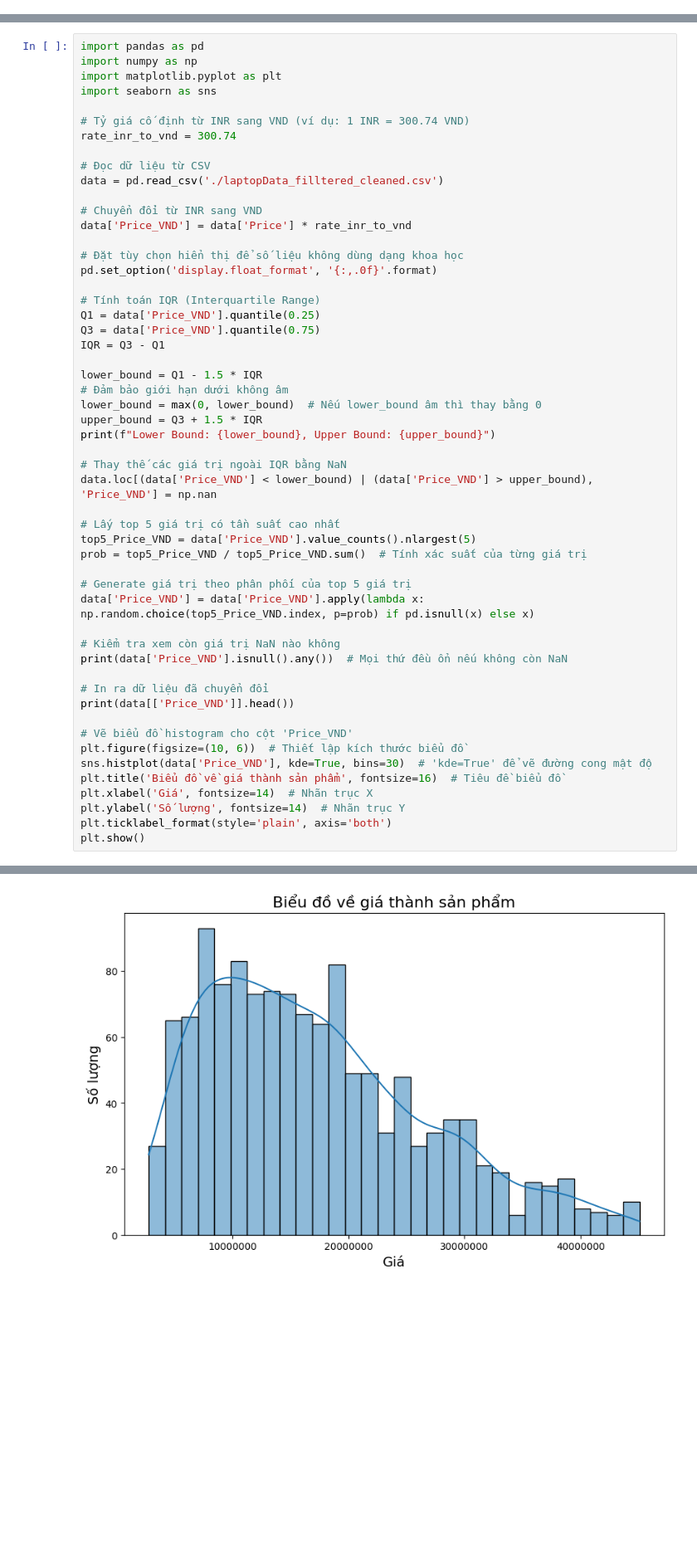
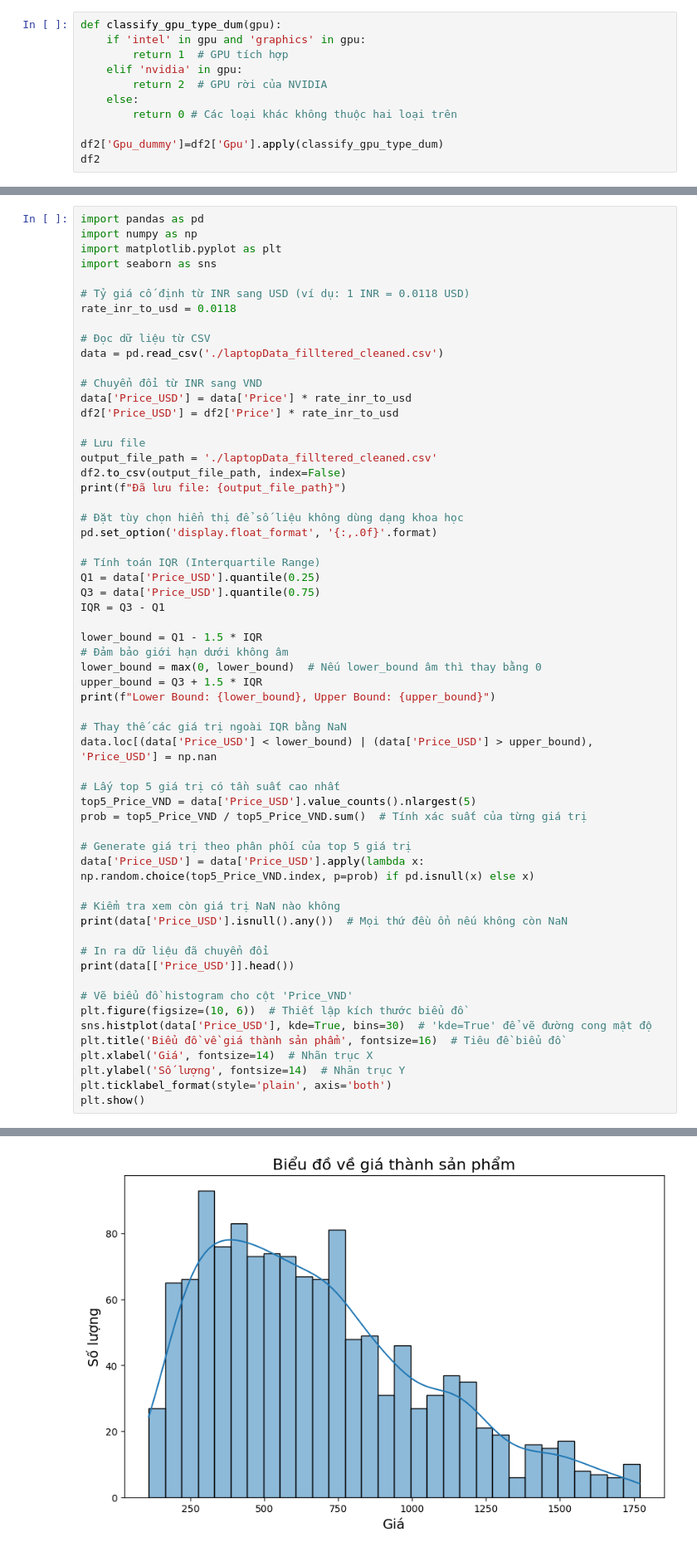
Before and after one commit to Duy-Tien-Nguyen/python, a Jupyter notebook: Khiem/coiki.ipynb, the cells around one changed output, grey strips where cells are left out. Shown: that part at 83% size. Saved outputs shown, nothing was run; the diff lists cells and outputs as text; blank space fills up the shorter version.

```diff
--- a/Khiem/coiki.ipynb
+++ b/Khiem/coiki.ipynb
@@ -382,2 +425,13 @@ plt.show()
 [figure]
 [figure]
+# %%
+def classify_gpu_type_dum(gpu):
+    if 'intel' in gpu and 'graphics' in gpu:
+        return 1  # GPU tích hợp
+    elif 'nvidia' in gpu:
+        return 2  # GPU rời của NVIDIA
+    else:
+        return 0 # Các loại khác không thuộc hai loại trên
+
+df2['Gpu_dummy']=df2['Gpu'].apply(classify_gpu_type_dum)
+df2
@@ -387,21 +455,27 @@ import numpy as np
 import matplotlib.pyplot as plt
 import seaborn as sns
 
-# Tỷ giá cố định từ INR sang VND (ví dụ: 1 INR = 300.74 VND)
-rate_inr_to_vnd = 300.74
+# Tỷ giá cố định từ INR sang USD (ví dụ: 1 INR = 0.0118 USD)
+rate_inr_to_usd = 0.0118
 
 # Đọc dữ liệu từ CSV
 data = pd.read_csv('./laptopData_filltered_cleaned.csv')
 
 # Chuyển đổi từ INR sang VND
-data['Price_VND'] = data['Price'] * rate_inr_to_vnd
+data['Price_USD'] = data['Price'] * rate_inr_to_usd
+df2['Price_USD'] = df2['Price'] * rate_inr_to_usd
+
+# Lưu file
+output_file_path = './laptopData_filltered_cleaned.csv'
+df2.to_csv(output_file_path, index=False)
+print(f"Đã lưu file: {output_file_path}")
 
 # Đặt tùy chọn hiển thị để số liệu không dùng dạng khoa học
 pd.set_option('display.float_format', '{:,.0f}'.format)
 
 # Tính toán IQR (Interquartile Range)
-Q1 = data['Price_VND'].quantile(0.25)
-Q3 = data['Price_VND'].quantile(0.75)
+Q1 = data['Price_USD'].quantile(0.25)
+Q3 = data['Price_USD'].quantile(0.75)
 IQR = Q3 - Q1
 
 lower_bound = Q1 - 1.5 * IQR
@@ -411,24 +485,24 @@ upper_bound = Q3 + 1.5 * IQR
 print(f"Lower Bound: {lower_bound}, Upper Bound: {upper_bound}")
 
 # Thay thế các giá trị ngoài IQR bằng NaN
-data.loc[(data['Price_VND'] < lower_bound) | (data['Price_VND'] > upper_bound), 'Price_VND'] = np.nan
+data.loc[(data['Price_USD'] < lower_bound) | (data['Price_USD'] > upper_bound), 'Price_USD'] = np.nan
 
 # Lấy top 5 giá trị có tần suất cao nhất
-top5_Price_VND = data['Price_VND'].value_counts().nlargest(5)
+top5_Price_VND = data['Price_USD'].value_counts().nlargest(5)
 prob = top5_Price_VND / top5_Price_VND.sum()  # Tính xác suất của từng giá trị
 
 # Generate giá trị theo phân phối của top 5 giá trị
-data['Price_VND'] = data['Price_VND'].apply(lambda x: np.random.choice(top5_Price_VND.index, p=prob) if pd.isnull(x) else x)
+data['Price_USD'] = data['Price_USD'].apply(lambda x: np.random.choice(top5_Price_VND.index, p=prob) if pd.isnull(x) else x)
 
 # Kiểm tra xem còn giá trị NaN nào không
-print(data['Price_VND'].isnull().any())  # Mọi thứ đều ổn nếu không còn NaN
+print(data['Price_USD'].isnull().any())  # Mọi thứ đều ổn nếu không còn NaN
 
 # In ra dữ liệu đã chuyển đổi
-print(data[['Price_VND']].head())
+print(data[['Price_USD']].head())
 
 # Vẽ biểu đồ histogram cho cột 'Price_VND'
 plt.figure(figsize=(10, 6))  # Thiết lập kích thước biểu đồ
-sns.histplot(data['Price_VND'], kde=True, bins=30)  # 'kde=True' để vẽ đường cong mật độ
+sns.histplot(data['Price_USD'], kde=True, bins=30)  # 'kde=True' để vẽ đường cong mật độ
 plt.title('Biểu đồ về giá thành sản phẩm', fontsize=16)  # Tiêu đề biểu đồ
 plt.xlabel('Giá', fontsize=14)  # Nhãn trục X
 plt.ylabel('Số lượng', fontsize=14)  # Nhãn trục Y
@@ -446 +521 @@ False
-[figure, old version]
+[figure, new version]
```
Also changed, not shown: parts of 14 cells of this notebook, 3 other files.
